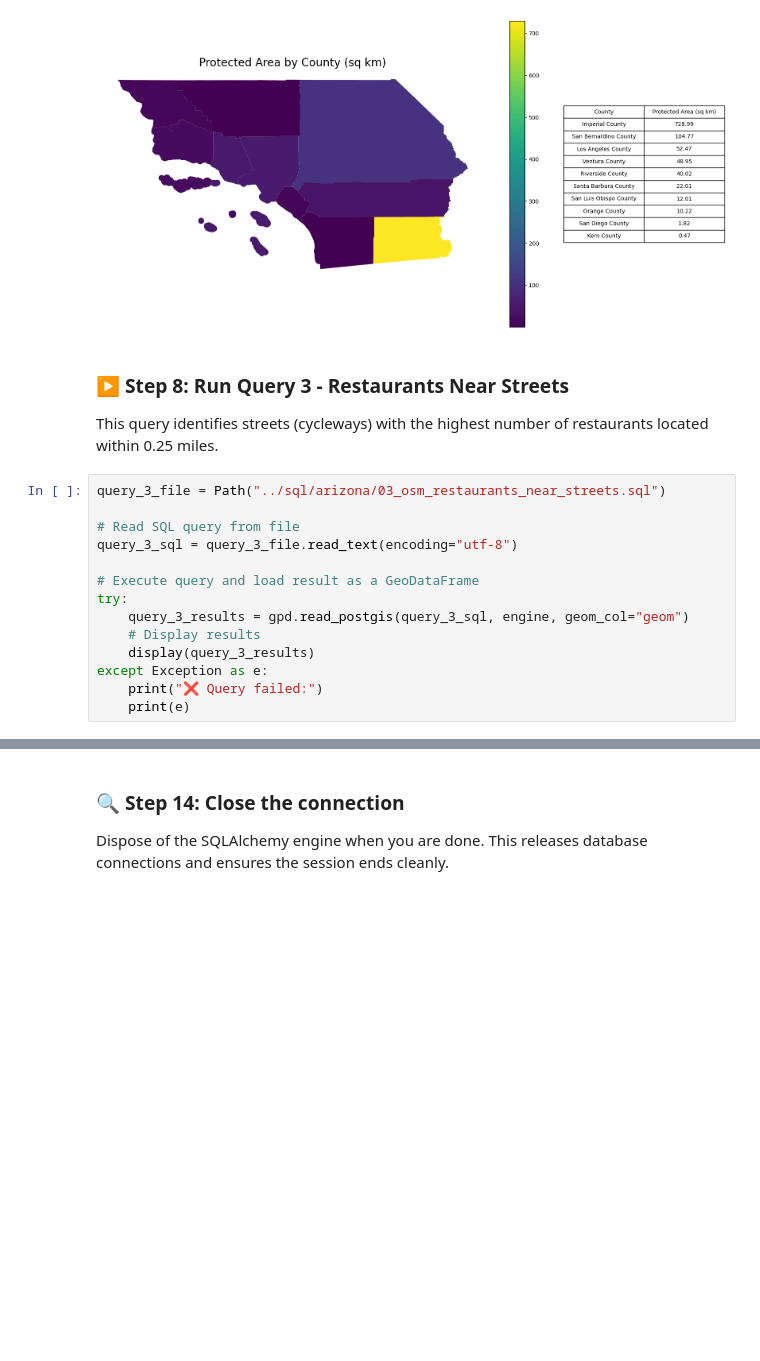
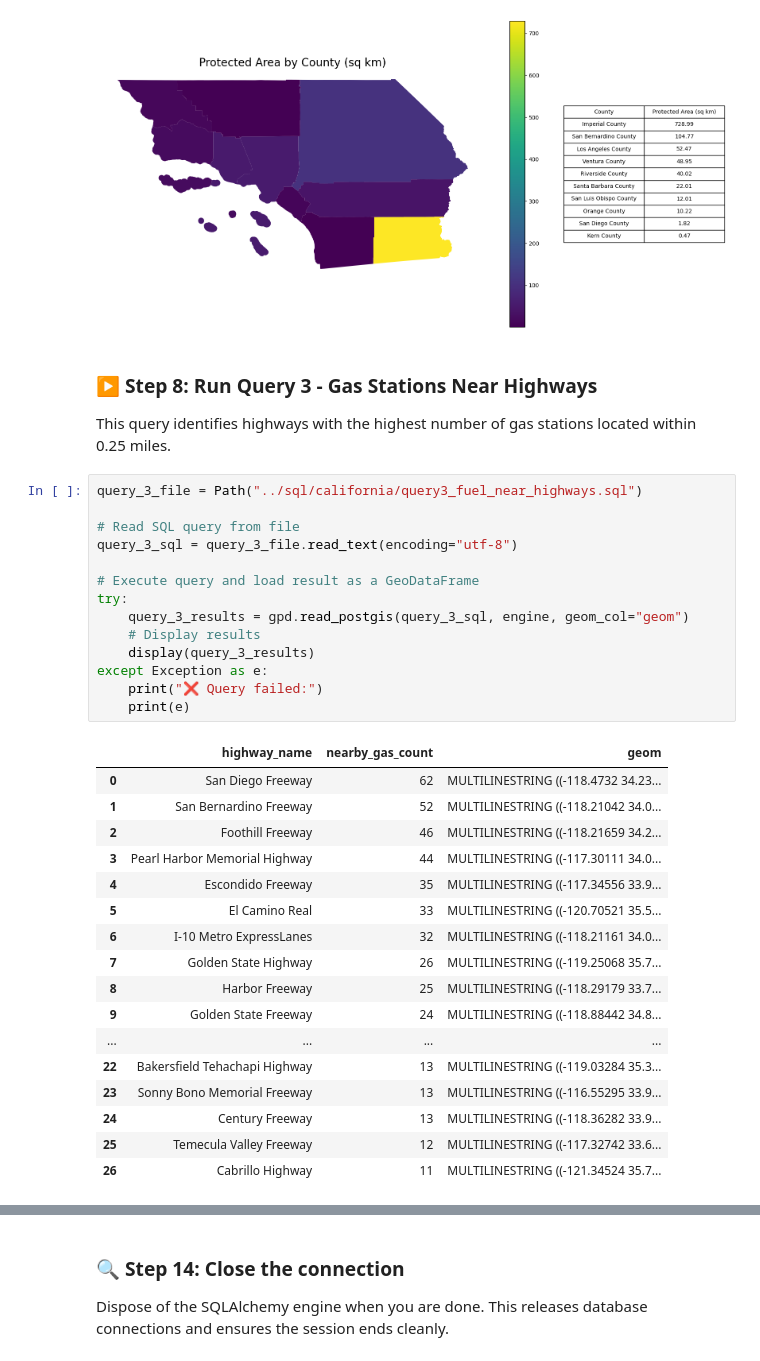
Before and after one commit to Matthew-Martin92/gist604b-osm-postgis-sp26, a Jupyter notebook: notebooks/osm_postgis_california.ipynb, the cells around one changed output, grey strips where cells are left out. Drawn from its saved outputs; the diff is of its cells as text; blank space fills up the shorter version.

```diff
--- a/notebooks/osm_postgis_california.ipynb
+++ b/notebooks/osm_postgis_california.ipynb
@@ -293,23 +293,41 @@ plt.show()
 # %% [output]
 [figure]
 # %% [markdown]
-### ▶️ Step 8: Run Query 3 - Restaurants Near Streets
+### ▶️ Step 8: Run Query 3 - Gas Stations Near Highways
 
-This query identifies streets (cycleways) with the highest number of restaurants located within 0.25 miles.
+This query identifies highways with the highest number of gas stations located within 0.25 miles.
 # %%
-query_3_file = Path("../sql/arizona/03_osm_restaurants_near_streets.sql")
+query_3_file = Path("../sql/california/query3_fuel_near_highways.sql")
 
 # Read SQL query from file
 query_3_sql = query_3_file.read_text(encoding="utf-8")
 
 # Execute query and load result as a GeoDataFrame
 try:
     query_3_results = gpd.read_postgis(query_3_sql, engine, geom_col="geom")
     # Display results
     display(query_3_results)
 except Exception as e:
     print("❌ Query failed:")
     print(e)
+# %% [output]
+|  | highway_name | nearby_gas_count | geom |
+| 0 | San Diego Freeway | 62 | MULTILINESTRING ((-118.4732 34.23... |
+| 1 | San Bernardino Freeway | 52 | MULTILINESTRING ((-118.21042 34.0... |
+| 2 | Foothill Freeway | 46 | MULTILINESTRING ((-118.21659 34.2... |
+| 3 | Pearl Harbor Memorial Highway | 44 | MULTILINESTRING ((-117.30111 34.0... |
+| 4 | Escondido Freeway | 35 | MULTILINESTRING ((-117.34556 33.9... |
+| 5 | El Camino Real | 33 | MULTILINESTRING ((-120.70521 35.5... |
+| 6 | I-10 Metro ExpressLanes | 32 | MULTILINESTRING ((-118.21161 34.0... |
+| 7 | Golden State Highway | 26 | MULTILINESTRING ((-119.25068 35.7... |
+| 8 | Harbor Freeway | 25 | MULTILINESTRING ((-118.29179 33.7... |
+| 9 | Golden State Freeway | 24 | MULTILINESTRING ((-118.88442 34.8... |
+| ... | ... | ... | ... |
+| 22 | Bakersfield Tehachapi Highway | 13 | MULTILINESTRING ((-119.03284 35.3... |
+| 23 | Sonny Bono Memorial Freeway | 13 | MULTILINESTRING ((-116.55295 33.9... |
+| 24 | Century Freeway | 13 | MULTILINESTRING ((-118.36282 33.9... |
+| 25 | Temecula Valley Freeway | 12 | MULTILINESTRING ((-117.32742 33.6... |
+| 26 | Cabrillo Highway | 11 | MULTILINESTRING ((-121.34524 35.7... |
 # %% [markdown]
 ### 📊 Step 9: Visualize Query 3 Results as a Bar Chart
 
```
Also changed, not shown: parts of 11 cells of this notebook.
